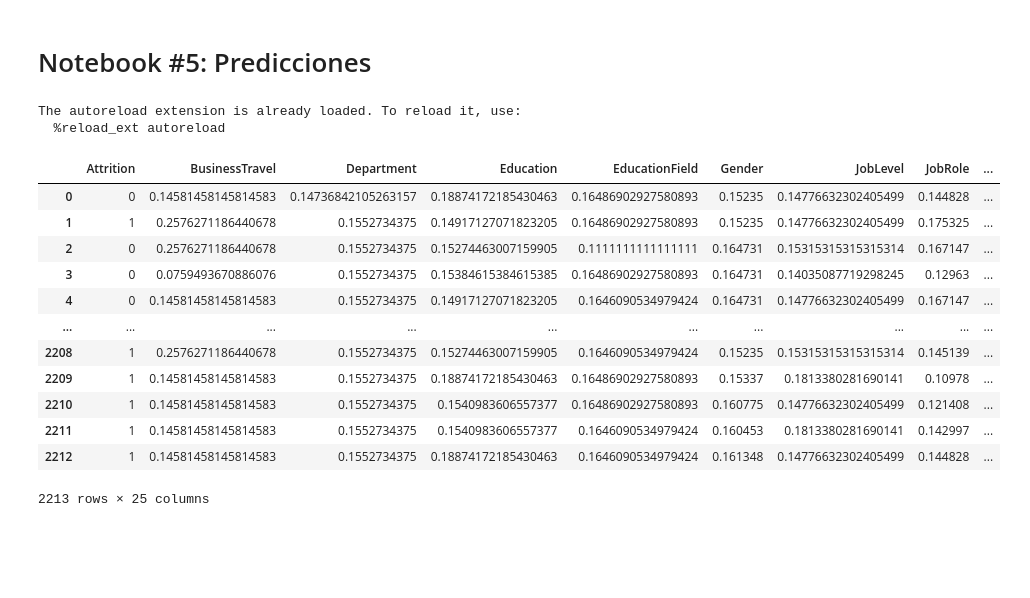
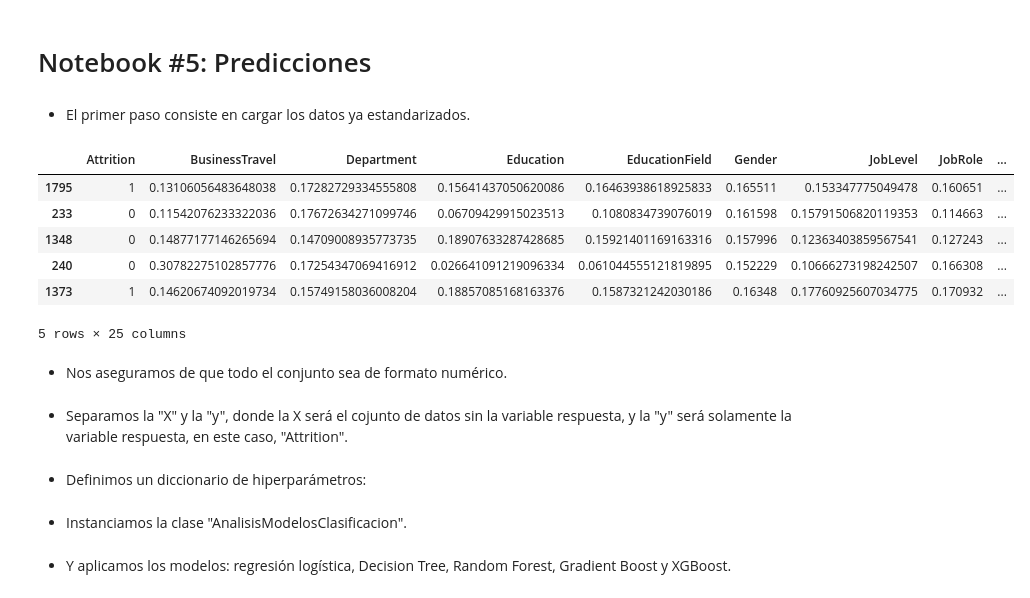
Before and after one commit to davfranco1/Proyecto8-PrediccionRetencionEmpleados, a Jupyter notebook: notebooks/modelo4/5-4_Modelos.ipynb, the cells around one changed output. Cells and saved outputs as stored; diff of their text form; code cells hidden in the pictures; blank space fills up the shorter version.

Commit message:
Avances modelos, streamlit y flask

```diff
--- a/notebooks/modelo4/5-4_Modelos.ipynb
+++ b/notebooks/modelo4/5-4_Modelos.ipynb
@@ -8,23 +8,11 @@
 # -----------------------------------------------------------------------
 import pandas as pd
 import numpy as np
+pd.set_option('display.max_columns', None) # para poder visualizar todas las columnas de los DataFrames
 
-# Visualizaciones
+# Para realizar la evaluación del modelo
 # -----------------------------------------------------------------------
-import seaborn as sns
-import matplotlib.pyplot as plt
-from sklearn import tree
-
-# Para realizar la regresión lineal y la evaluación del modelo
-# -----------------------------------------------------------------------
-from sklearn.linear_model import LinearRegression
-from sklearn.tree import DecisionTreeRegressor, plot_tree
-from sklearn.ensemble import RandomForestRegressor
-from sklearn.ensemble import GradientBoostingRegressor
 from sklearn.model_selection import train_test_split,GridSearchCV
-from sklearn.metrics import r2_score, mean_squared_error, mean_absolute_error
-from sklearn.model_selection import KFold,LeaveOneOut, cross_val_score
-from sklearn.preprocessing import StandardScaler
 
 # Ignorar los warnings
 # -----------------------------------------------------------------------
@@ -35,34 +23,33 @@ warnings.filterwarnings('ignore')
 # -----------------------------------------------------------------------
 import sys
 sys.path.append("../../")
-from src import soporte_ajuste_logistica as sal
+from src import soporte_modelos as sm
-# %% [output]
-The autoreload extension is already loaded. To reload it, use:
-  %reload_ext autoreload
+# %% [markdown]
+- El primer paso consiste en cargar los datos ya estandarizados.
 # %%
-df = pd.read_pickle('../../datos/pickles_transformados/modelo3/df_estandarizado.pkl')
+df = pd.read_pickle('../../datos/pickles_transformados/modelo4/df_estandarizado.pkl')
 # %%
-df
+df.sample(5)
 # %% [output]
 |  | Attrition | BusinessTravel | Department | Education | EducationField | Gender | JobLevel | JobRole | ... |
-| 0 | 0 | 0.14581458145814583 | 0.14736842105263157 | 0.18874172185430463 | 0.16486902927580893 | 0.15235 | 0.14776632302405499 | 0.144828 | ... |
-| 1 | 1 | 0.2576271186440678 | 0.1552734375 | 0.14917127071823205 | 0.16486902927580893 | 0.15235 | 0.14776632302405499 | 0.175325 | ... |
-| 2 | 0 | 0.2576271186440678 | 0.1552734375 | 0.15274463007159905 | 0.1111111111111111 | 0.164731 | 0.15315315315315314 | 0.167147 | ... |
-| 3 | 0 | 0.0759493670886076 | 0.1552734375 | 0.15384615384615385 | 0.16486902927580893 | 0.164731 | 0.14035087719298245 | 0.12963 | ... |
-| 4 | 0 | 0.14581458145814583 | 0.1552734375 | 0.14917127071823205 | 0.1646090534979424 | 0.164731 | 0.14776632302405499 | 0.167147 | ... |
-| ... | ... | ... | ... | ... | ... | ... | ... | ... | ... |
-| 2208 | 1 | 0.2576271186440678 | 0.1552734375 | 0.15274463007159905 | 0.1646090534979424 | 0.15235 | 0.15315315315315314 | 0.145139 | ... |
-| 2209 | 1 | 0.14581458145814583 | 0.1552734375 | 0.18874172185430463 | 0.16486902927580893 | 0.15337 | 0.1813380281690141 | 0.10978 | ... |
-| 2210 | 1 | 0.14581458145814583 | 0.1552734375 | 0.1540983606557377 | 0.16486902927580893 | 0.160775 | 0.14776632302405499 | 0.121408 | ... |
-| 2211 | 1 | 0.14581458145814583 | 0.1552734375 | 0.1540983606557377 | 0.1646090534979424 | 0.160453 | 0.1813380281690141 | 0.142997 | ... |
-| 2212 | 1 | 0.14581458145814583 | 0.1552734375 | 0.18874172185430463 | 0.1646090534979424 | 0.161348 | 0.14776632302405499 | 0.144828 | ... |
+| 1795 | 1 | 0.13106056483648038 | 0.17282729334555808 | 0.15641437050620086 | 0.16463938618925833 | 0.165511 | 0.153347775049478 | 0.160651 | ... |
+| 233 | 0 | 0.11542076233322036 | 0.17672634271099746 | 0.06709429915023513 | 0.1080834739076019 | 0.161598 | 0.15791506820119353 | 0.114663 | ... |
+| 1348 | 0 | 0.14877177146265694 | 0.14709008935773735 | 0.18907633287428685 | 0.15921401169163316 | 0.157996 | 0.12363403859567541 | 0.127243 | ... |
+| 240 | 0 | 0.30782275102857776 | 0.17254347069416912 | 0.026641091219096334 | 0.061044555121819895 | 0.152229 | 0.10666273198242507 | 0.166308 | ... |
+| 1373 | 1 | 0.14620674092019734 | 0.15749158036008204 | 0.18857085168163376 | 0.1587321242030186 | 0.16348 | 0.17760925607034775 | 0.170932 | ... |
-2213 rows × 25 columns
+5 rows × 25 columns
+# %% [markdown]
+- Nos aseguramos de que todo el conjunto sea de formato numérico.
 # %%
 df = df.astype(float)
+# %% [markdown]
+- Separamos la "X" y la "y", donde la X será el cojunto de datos sin la variable respuesta, y la "y" será solamente la variable respuesta, en este caso, "Attrition".
 # %%
 X = df.drop("Attrition", axis = 1)
 y = df[["Attrition"]]
 X_train, X_test, y_train, y_test = train_test_split(X, y, train_size=0.7, random_state=42)
+# %% [markdown]
+- Definimos un diccionario de hiperparámetros:
 # %%
 parametros_default = {
             "tree": {
@@ -92,4 +79,6 @@ parametros_default = {
                 'subsample': [0.8, 1.0],
                 'colsample_bytree': [0.8, 1.0]
             }}
+# %% [markdown]
+- Instanciamos la clase "AnalisisModelosClasificacion".
 # %%
@@ -97,3 +86,5 @@ analisis_mod_clas = sal.AnalisisModelosClasificacion(df, "Attrition")
+# %% [markdown]
+- Y aplicamos los modelos: regresión logística, Decision Tree, Random Forest, Gradient Boost y XGBoost.
 # %%
 df_lg = analisis_mod_clas.ajustar_modelo("logistic_regression")
 df_lg = analisis_mod_clas.calcular_metricas("logistic_regression")
```
Also changed, not shown: parts of 16 cells of this notebook, 30 other files.
